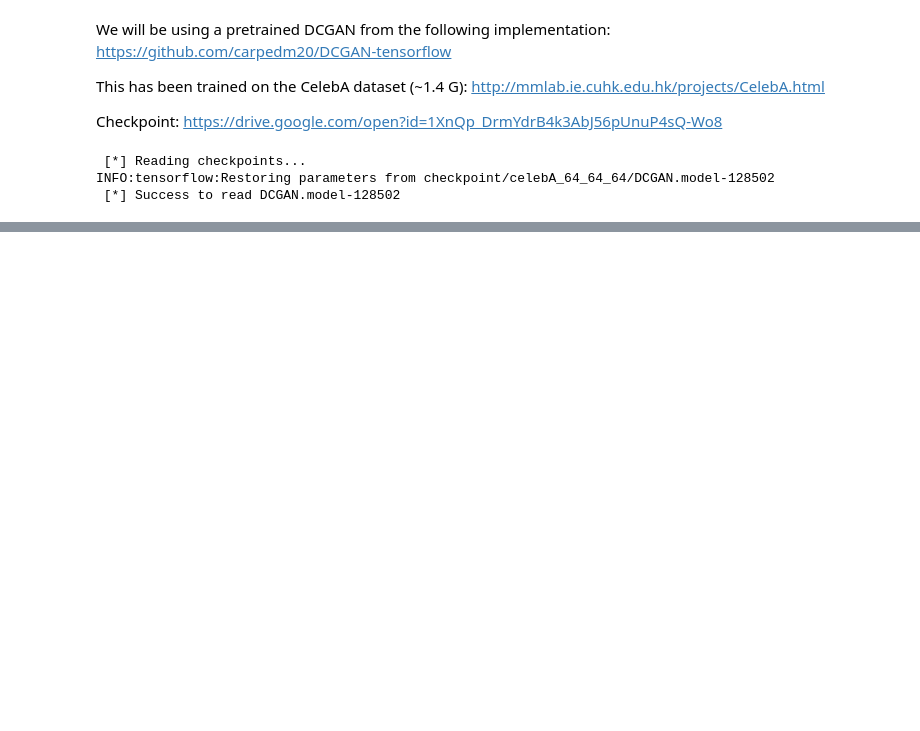
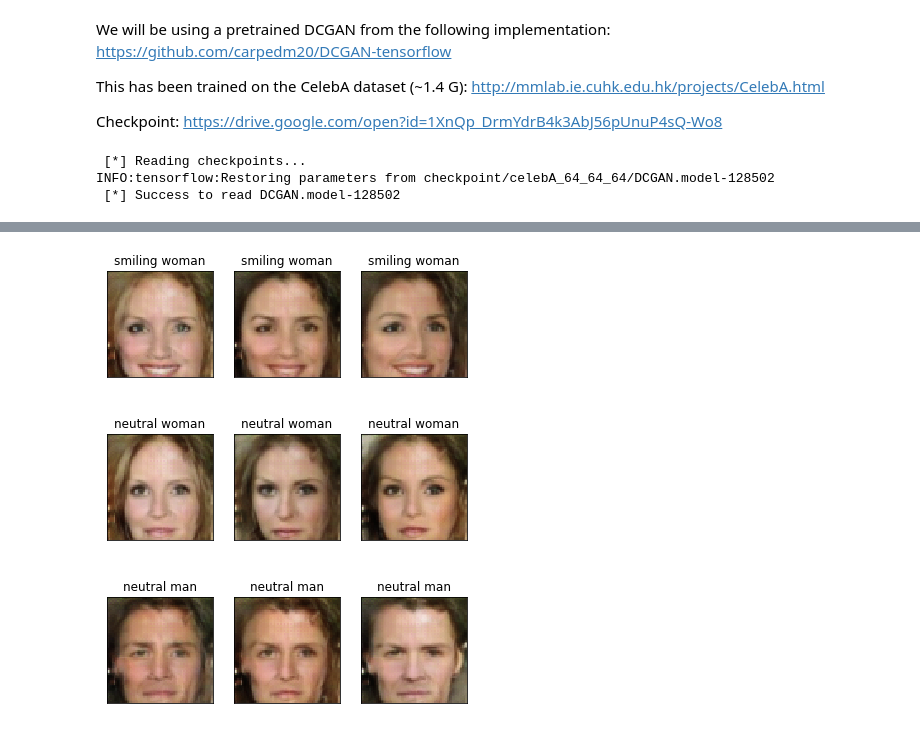
Before and after one commit to 8000net/DCGAN-tensorflow, a Jupyter notebook: GANS-vector-arithmetic.ipynb, the cells around one changed output, grey strips where cells are left out. Drawn from its saved outputs; the diff is of its cells as text; code cells hidden in the pictures; blank space fills up the shorter version.

```diff
--- a/GANS-vector-arithmetic.ipynb
+++ b/GANS-vector-arithmetic.ipynb
@@ -54,0 +65,12 @@ def plot_gallery(images, titles, n_row=3, n_col=6):
+# %%
+# Get means of z vectors containing concepts we want
+smiling_woman_indices = [32, 117, 53]
+neutral_woman_indices = [112, 5, 1]
+neutral_man_indices = [16, 47, 73]
+
+
+indices = smiling_woman_indices + neutral_woman_indices + neutral_man_indices
+titles = ['smiling woman'] * 3 + ['neutral woman'] * 3 + ['neutral man'] * 3
+plot_gallery([samples[i] for i in indices], titles, 3, 3)
+# %% [output]
+[figure, added]
```
Also changed, not shown: parts of 5 cells of this notebook.
